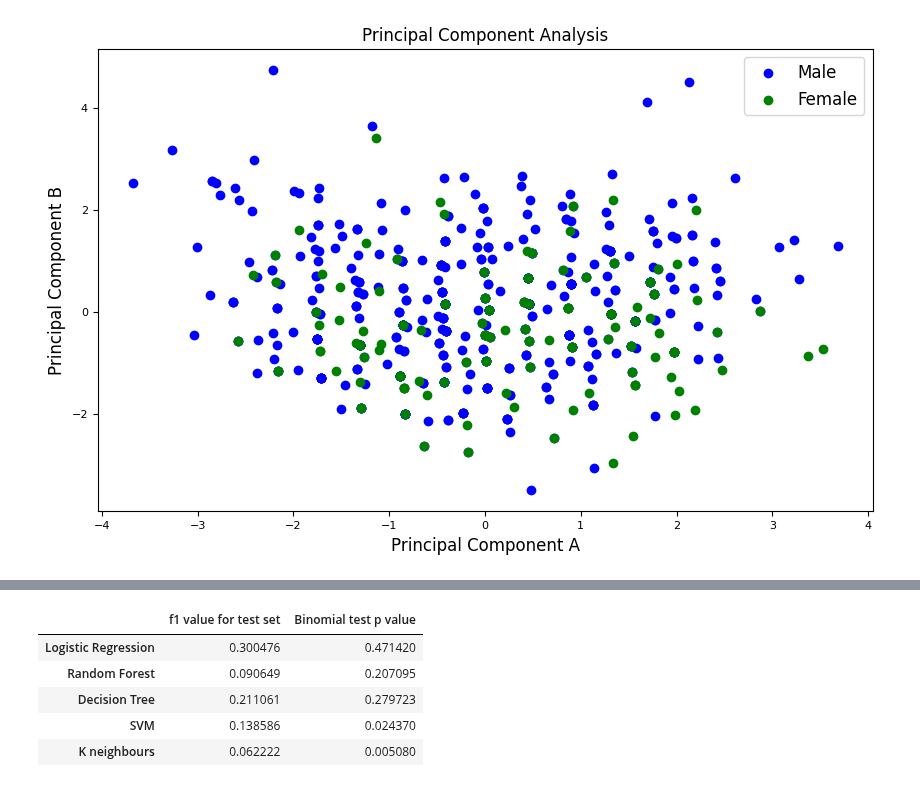
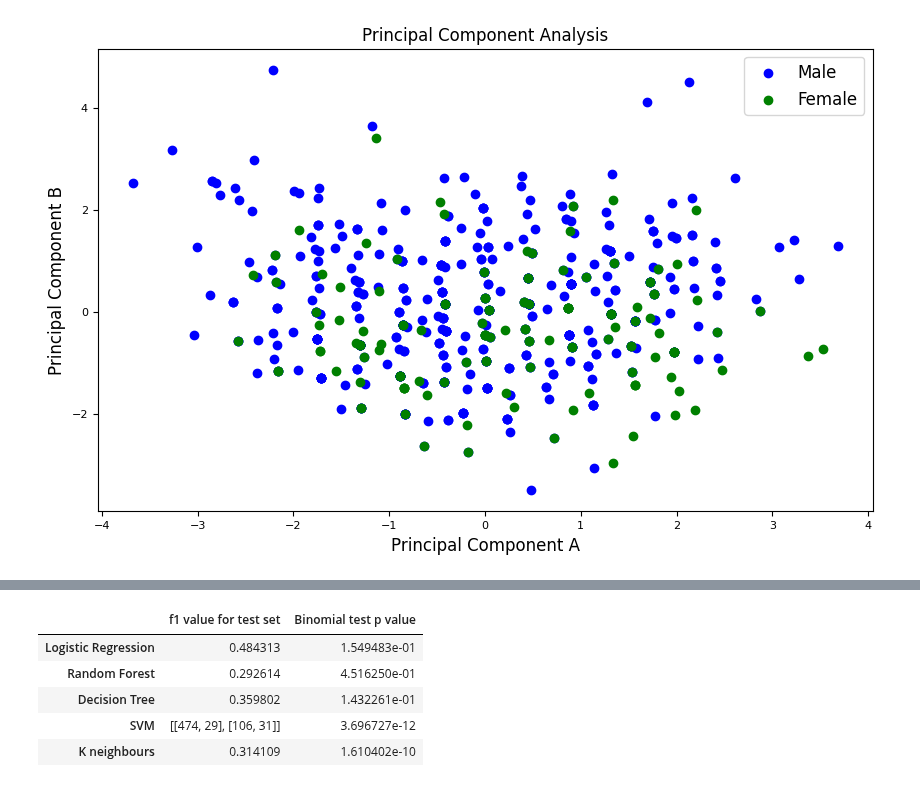
Before and after one commit to sophiak12/Individual_Project, a Jupyter notebook: src/model.ipynb, the cells around one changed output, grey strips where cells are left out. Drawn from its saved outputs; the diff is of its cells as text; code cells hidden in the pictures.

```diff
--- a/src/model.ipynb
+++ b/src/model.ipynb
@@ -77,8 +72,7 @@ normalised = pd.DataFrame(x, columns=featureCols)
 
 pca = PCA(n_components=2)
 princComp = pca.fit_transform(x)
-pcaDf = pd.DataFrame(data = princComp
-             , columns = ['principal component 1', 'principal component 2'])
+pcaDf = pd.DataFrame(data = princComp, columns = ['principal component 1', 'principal component 2'])
 
 print('Pricipal component variance: {}'.format(pca.explained_variance_ratio_))
 
@@ -195,26 +173,0 @@ See the caveats in the documentation: https://pandas.pydata.org/pandas-docs/stab
-# %%
-def calculateFinal(model):
-    trainFeatures = X_train[featureColumns]
-    testFeatures = X_test[featureColumns]
-    trainTarget= y_train.astype(int)
-    testTarget = y_test.astype(int)
-
-    model.fit(trainFeatures, trainTarget)
-    prediction = model.predict(testFeatures)
-    f1Score = (f1_score(testTarget, prediction))
-    confusionMatrix =(confusion_matrix(testTarget, prediction))
-    return f1Score, confusionMatrix
-
-# f1Scores = [calculateResults(logisticReg, X_test, y_test)['Average f1 score'],calculateResults(randomForest, X_test, y_test)['Average f1 score'], calculateResults(decisionTree, X_test, y_test)['Average f1 score'], calculateResults(SVM, X_test, y_test)['Average f1 score'], calculateResults(Kneightbors, X_test, y_test)['Average f1 score'] ]
-# confusionMatrices = [calculateResults(logisticReg, X_test, y_test)['Total confusion matrix'],calculateResults(randomForest, X_test, y_test)['Total confusion matrix'], calculateResults(decisionTree, X_test, y_test)['Total confusion matrix'], calculateResults(SVM, X_test, y_test)['Total confusion matrix'], calculateResults(Kneightbors, X_test, y_test)['Total confusion matrix'] ]
-
-# confusionMatricesF = [calculateFinal(logisticReg)[1],calculateFinal(randomForest)[1], calculateFinal(decisionTree)[1], calculateFinal(SVM)[1], calculateFinal(Kneightbors)[1] ]
-
-algorithms = [logisticReg, randomForest, decisionTree, SVM, Kneightbors]
-
-testSetResults = pd.DataFrame()
-for i in range (len(algorithms)):
-    testSetResults = pd.concat([testSetResults, calculateResults(algorithms[i], X_test, y_test)])
-    # print(calculateFinal(algorithms[i])[1], calculateResults(algorithms[i], X_test, y_test)['Total confusion matrix'])
-testSetResults.index = algorithmName
-display(testSetResults)
@@ -228,36 +194,35 @@ display(testSetResults)
 # %%
 
 binomialTestResults = pd.DataFrame()
-confusionMatrices = [calculateResults(logisticReg, X_test, y_test)['Total confusion matrix'],calculateResults(randomForest, X_test, y_test)['Total confusion matrix'], calculateResults(decisionTree, X_test, y_test)['Total confusion matrix'], calculateResults(SVM, X_test, y_test)['Total confusion matrix'], calculateResults(Kneightbors, X_test, y_test)['Total confusion matrix'] ]
-# confusionMatricesF = [calculateFinal(logisticReg)[1],calculateFinal(randomForest)[1], calculateFinal(decisionTree)[1], calculateFinal(SVM)[1], calculateFinal(Kneightbors)[1] ]
+confusionMatrices = [calculateResults(logisticReg, data, target)['Total confusion matrix'],calculateResults(randomForest, data, target)['Total confusion matrix'], calculateResults(decisionTree, data, target)['Total confusion matrix'], calculateResults(SVM, data, target)['Total confusion matrix'], calculateResults(Kneightbors, data, target)['Total confusion matrix'] ]
+f1Scores = [calculateResults(logisticReg, data, target)['Average f1 score'],calculateResults(randomForest, data, target)['Average f1 score'], calculateResults(decisionTree, data, target)['Average f1 score'], calculateResults(SVM, data, target)['Average f1 score'], calculateResults(Kneightbors, data, target)['Average f1 score'] ]
 
 for i in range(5):
     algorithm = algorithms[i]
-    testSetSize = y_test.size
-    # confusionMatrix = getTestResults()['Total confusion matrix'][algorithm]
-    # print(confusionMatrix)
+    testSetSize = y.size
     trueNeg = confusionMatrices[i][0][0][0]  #correct male (got 0 is 0)
     falsePos = confusionMatrices[i][0][0][1] #wrong male    (got 1 is 0)
     falseNeg = confusionMatrices[i][0][1][0] #wrong female  (got 0 is 1)
-    truePos = confusionMatrices[i][0][1][1]  #correct female (got 1 is 1)
+    truePos = confusionMatrices[i][0][1][1]  #cozrrect female (got 1 is 1)
 
     totalMale,totalFemale = pd.DataFrame(y).value_counts()
     wholeSetFemaleProb = totalFemale/y.size
     wholeSetMaleProb = totalMale/y.size
 
     noOfSuccesses = trueNeg + truePos
     p = ((wholeSetFemaleProb**2) + (wholeSetMaleProb**2))
     result = stats.binomtest(noOfSuccesses, n=testSetSize, p=p)
     values= pd.DataFrame([[f1Scores[i][0], result.pvalue]])
+    # values= pd.DataFrame([[f1Scores[i][0], result.pvalue]])
     binomialTestResults = pd.concat([binomialTestResults,values])
 
 binomialTestResults.rename(columns={0: 'f1 value for test set', 1: 'Binomial test p value'}, inplace=True)
 binomialTestResults.index = algorithmName
 display(binomialTestResults)
 # %% [output]
 |  | f1 value for test set | Binomial test p value |
-| Logistic Regression | 0.300476 | 0.471420 |
-| Random Forest | 0.090649 | 0.207095 |
-| Decision Tree | 0.211061 | 0.279723 |
-| SVM | 0.138586 | 0.024370 |
-| K neighbours | 0.062222 | 0.005080 |
+| Logistic Regression | 0.484313 | 1.549483e-01 |
+| Random Forest | 0.292614 | 4.516250e-01 |
+| Decision Tree | 0.359802 | 1.432261e-01 |
+| SVM | [[474, 29], [106, 31]] | 3.696727e-12 |
+| K neighbours | 0.314109 | 1.610402e-10 |
```
Also changed, not shown: parts of 7 cells of this notebook, 4 other files.
